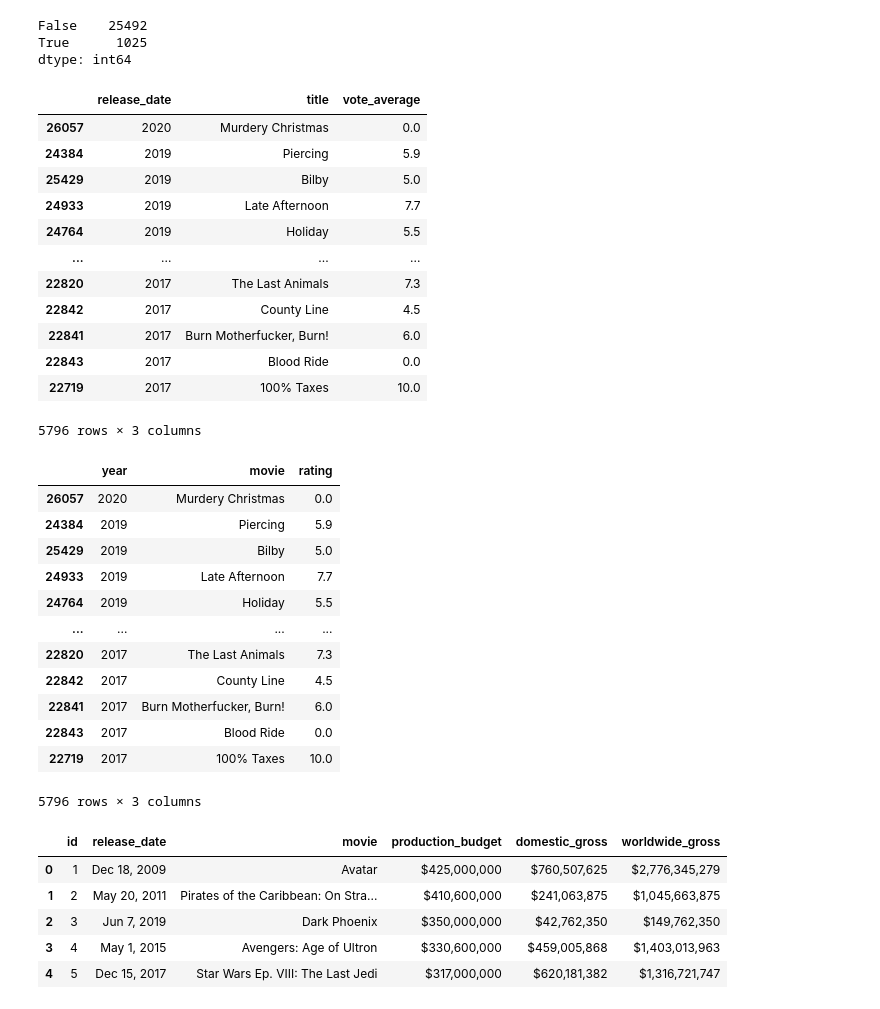
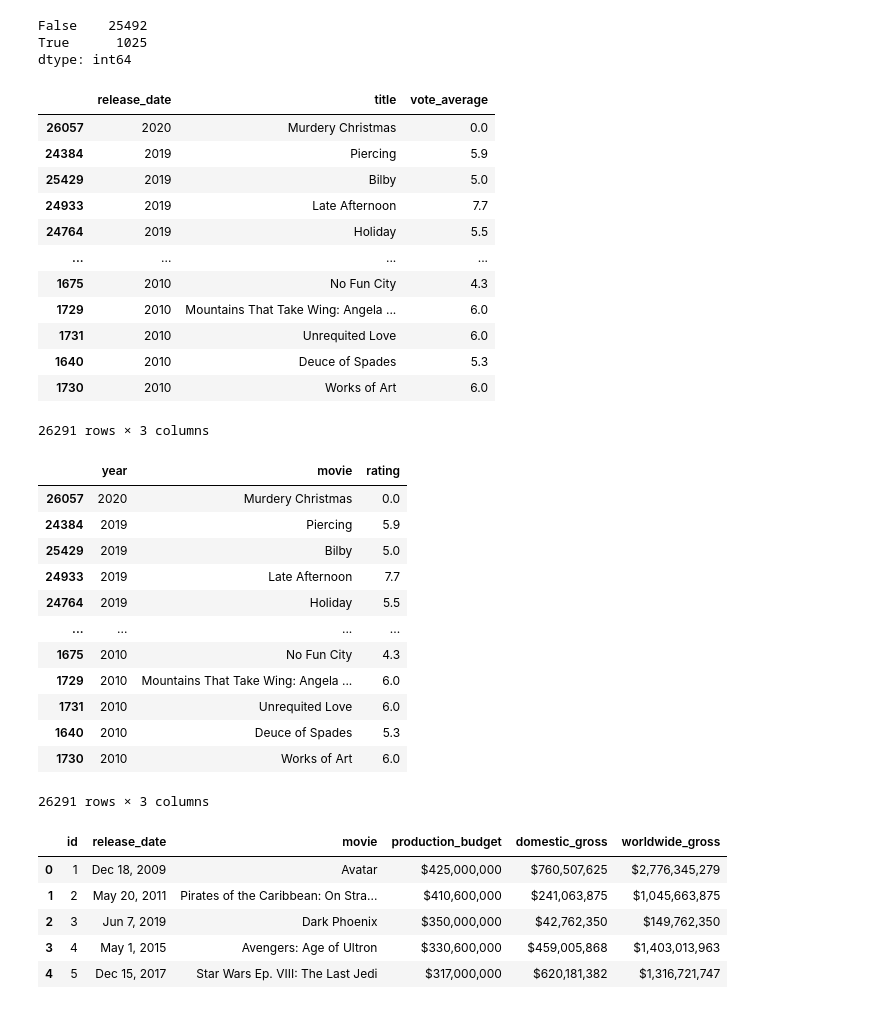
Before and after one commit to VolhaP87/Microsoft_Movie_Analysis, a Jupyter notebook: student.ipynb, the cells around one changed output. Saved outputs shown, nothing was run; the diff lists cells and outputs as text; code cells hidden in the pictures.

```diff
--- a/student.ipynb
+++ b/student.ipynb
@@ -194,22 +194,22 @@ True      1025
 dtype: int64
 # %%
 df3['release_date'] = df3['release_date'].astype(str).astype(int)
-df3 = df3[(df3['release_date'] >= 2017)]
+df3 = df3[(df3['release_date'] >= 2010)]
 df3
 # %% [output]
 |  | release_date | title | vote_average |
 | 26057 | 2020 | Murdery Christmas | 0.0 |
 | 24384 | 2019 | Piercing | 5.9 |
 | 25429 | 2019 | Bilby | 5.0 |
 | 24933 | 2019 | Late Afternoon | 7.7 |
 | 24764 | 2019 | Holiday | 5.5 |
 | ... | ... | ... | ... |
-| 22820 | 2017 | The Last Animals | 7.3 |
-| 22842 | 2017 | County Line | 4.5 |
-| 22841 | 2017 | Burn Motherfucker, Burn! | 6.0 |
-| 22843 | 2017 | Blood Ride | 0.0 |
-| 22719 | 2017 | 100% Taxes | 10.0 |
+| 1675 | 2010 | No Fun City | 4.3 |
+| 1729 | 2010 | Mountains That Take Wing: Angela ... | 6.0 |
+| 1731 | 2010 | Unrequited Love | 6.0 |
+| 1640 | 2010 | Deuce of Spades | 5.3 |
+| 1730 | 2010 | Works of Art | 6.0 |
-5796 rows × 3 columns
+26291 rows × 3 columns
 # %%
 df3_renamed = df3.rename(columns = {'title' : 'movie', 'release_date' : 'year', 'vote_average' : 'rating'})
 df3_renamed
@@ -221,12 +221,12 @@ df3_renamed
 | 24933 | 2019 | Late Afternoon | 7.7 |
 | 24764 | 2019 | Holiday | 5.5 |
 | ... | ... | ... | ... |
-| 22820 | 2017 | The Last Animals | 7.3 |
-| 22842 | 2017 | County Line | 4.5 |
-| 22841 | 2017 | Burn Motherfucker, Burn! | 6.0 |
-| 22843 | 2017 | Blood Ride | 0.0 |
-| 22719 | 2017 | 100% Taxes | 10.0 |
+| 1675 | 2010 | No Fun City | 4.3 |
+| 1729 | 2010 | Mountains That Take Wing: Angela ... | 6.0 |
+| 1731 | 2010 | Unrequited Love | 6.0 |
+| 1640 | 2010 | Deuce of Spades | 5.3 |
+| 1730 | 2010 | Works of Art | 6.0 |
-5796 rows × 3 columns
+26291 rows × 3 columns
 # %%
 df4 = pd.read_csv('zippedData/tn.movie_budgets.csv.gz')
 df4.head()
```
Also changed, not shown: parts of 13 cells of this notebook.
